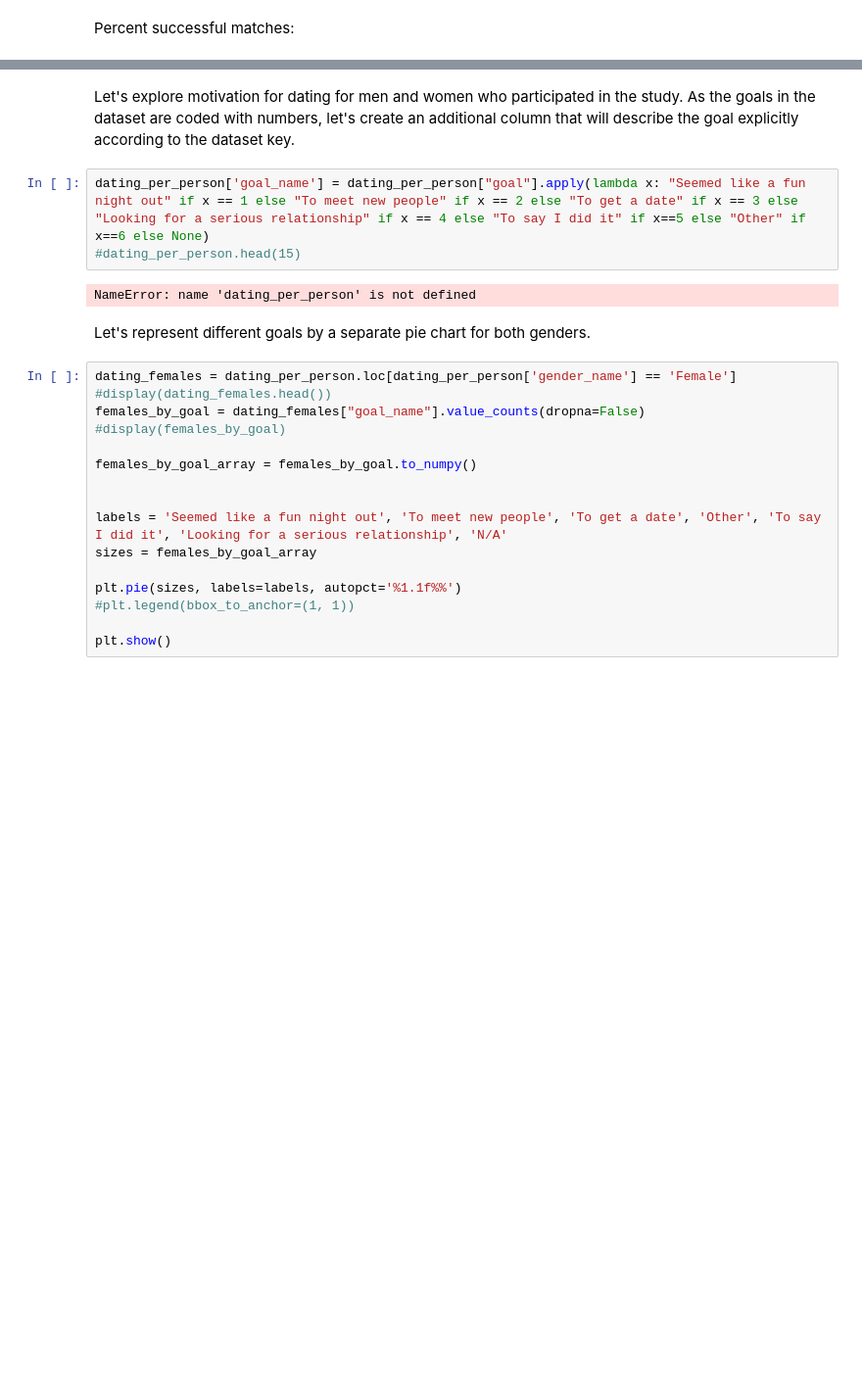
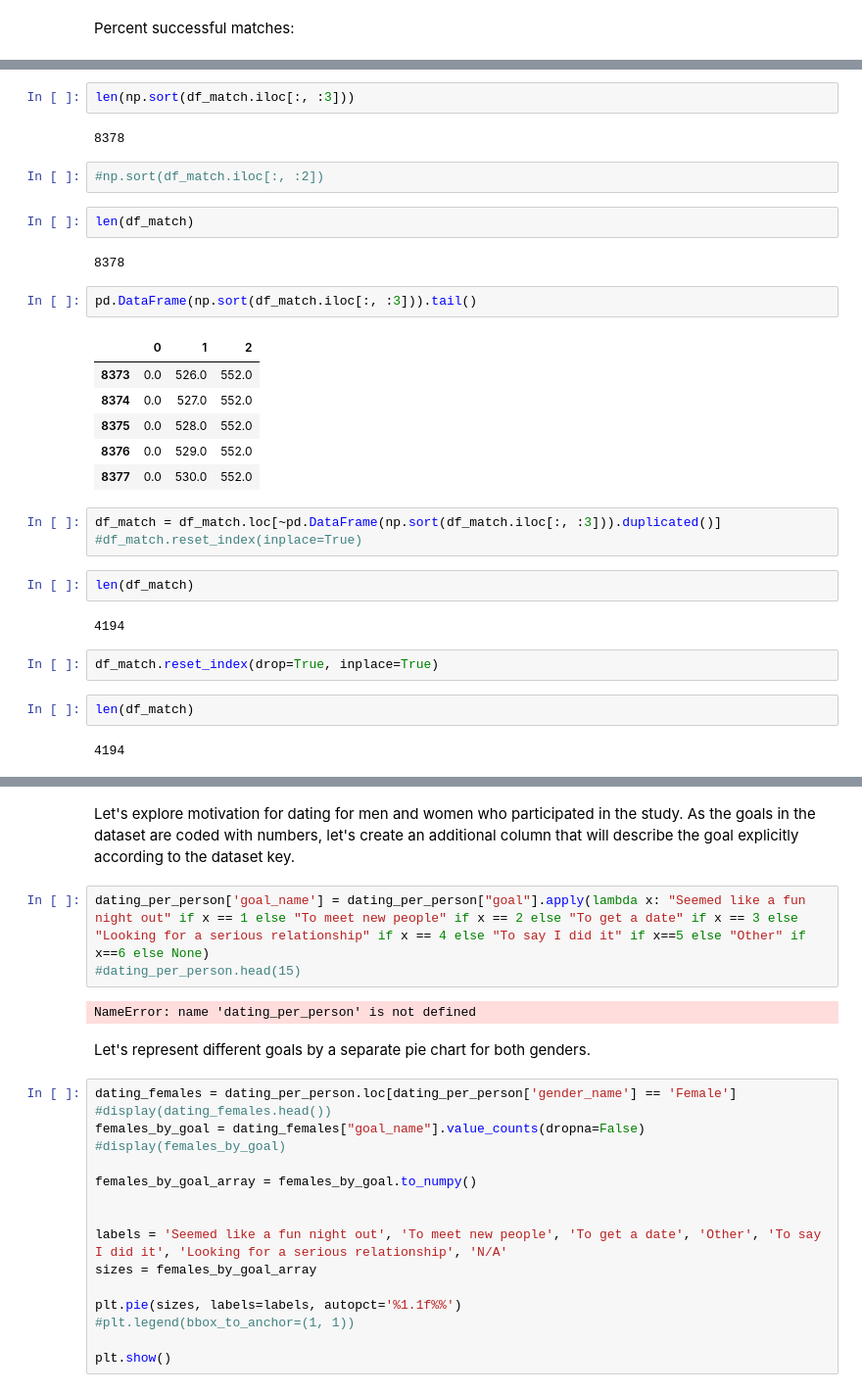
Before and after one commit to YuliyaSheichenka/Certification_Bloc_2, a Jupyter notebook: 01-Project_speed_dating_views_evolution.ipynb, the cells around one changed output, grey strips where cells are left out. Shown at 98% size. Saved outputs shown, nothing was run; the diff lists cells and outputs as text; blank space fills up the shorter version.

```diff
--- a/01-Project_speed_dating_views_evolution.ipynb
+++ b/01-Project_speed_dating_views_evolution.ipynb
@@ -208,0 +296,32 @@ Percent successful matches:
+# %%
+len(np.sort(df_match.iloc[:, :3]))
+# %% [output]
+8378
+# %%
+#np.sort(df_match.iloc[:, :2])
+# %%
+len(df_match)
+# %% [output]
+8378
+# %%
+pd.DataFrame(np.sort(df_match.iloc[:, :3])).tail()
+# %% [output]
+|  | 0 | 1 | 2 |
+| 8373 | 0.0 | 526.0 | 552.0 |
+| 8374 | 0.0 | 527.0 | 552.0 |
+| 8375 | 0.0 | 528.0 | 552.0 |
+| 8376 | 0.0 | 529.0 | 552.0 |
+| 8377 | 0.0 | 530.0 | 552.0 |
+# %%
+df_match = df_match.loc[~pd.DataFrame(np.sort(df_match.iloc[:, :3])).duplicated()]
+#df_match.reset_index(inplace=True)
+# %%
+len(df_match)
+# %% [output]
+4194
+# %%
+df_match.reset_index(drop=True, inplace=True)
+# %%
+len(df_match)
+# %% [output]
+4194
```
Also changed, not shown: parts of 30 cells of this notebook.
